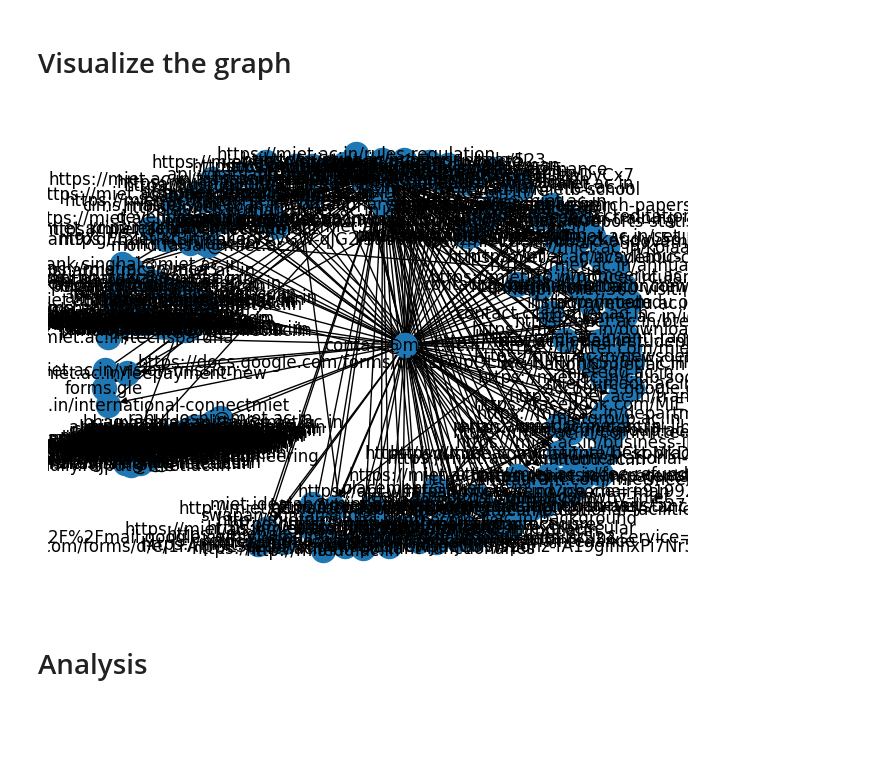
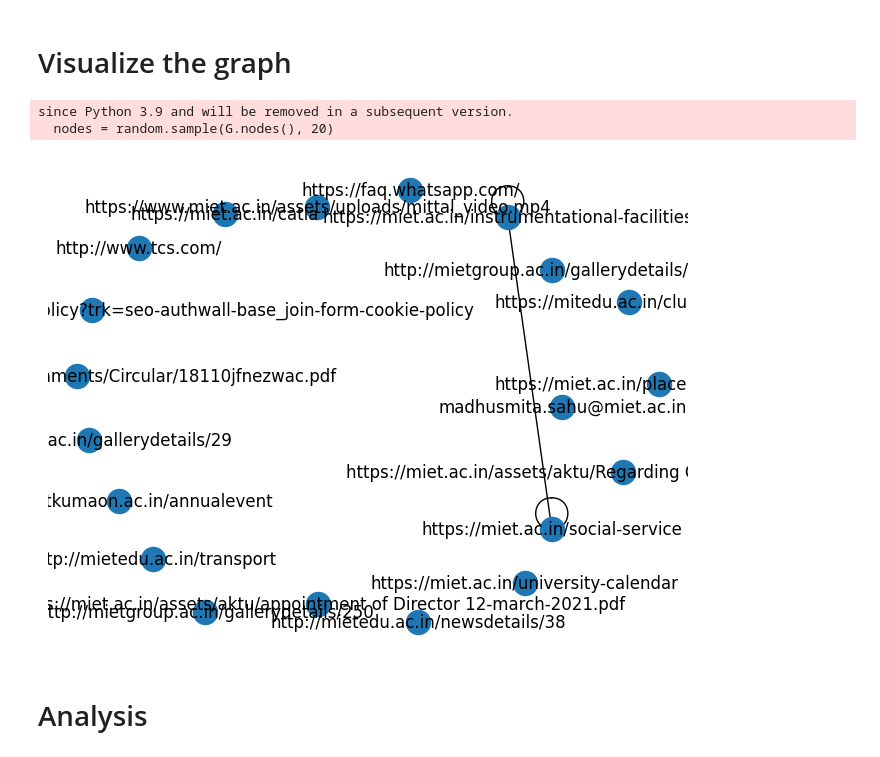
Before and after one commit to BIGdeadLock/Graph-Crawler, a Jupyter notebook: notebooks/EDA.ipynb, the cells around one changed output. Saved outputs shown, nothing was run; the diff lists cells and outputs as text; code cells hidden in the pictures; blank space fills up the shorter version.

```diff
--- a/notebooks/EDA.ipynb
+++ b/notebooks/EDA.ipynb
@@ -11,15 +12,26 @@ PATH = os.path.join(PROJECT_PATH, "..","output", "graph.pickle")
 # Load the graph from the file
 with open(PATH, "rb") as f:
     G = pickle.load(f)
+# %%
+DIRECTED = False
+if not DIRECTED:
+    G =  G.to_undirected()
 # %% [markdown]
 # Visualize the graph
 # %%
-# Visualize the graph
-pos = nx.spring_layout(G)
-nx.draw(G, pos, with_labels=True)
+# select a random subset of nodes
+nodes = random.sample(G.nodes(), 20)
+
+# create a subgraph from the selected nodes
+subgraph = G.subgraph(nodes)
+
+pos = nx.spring_layout(subgraph)
+nx.draw(subgraph, pos, with_labels=True)
 plt.show()
 # %% [output]
+since Python 3.9 and will be removed in a subsequent version.
+  nodes = random.sample(G.nodes(), 20)
-[figure, old version]
+[figure, new version]
 # %% [markdown]
 # Analysis
 # %% [markdown]
```
Also changed, not shown: parts of 26 cells of this notebook, 11 other files.
